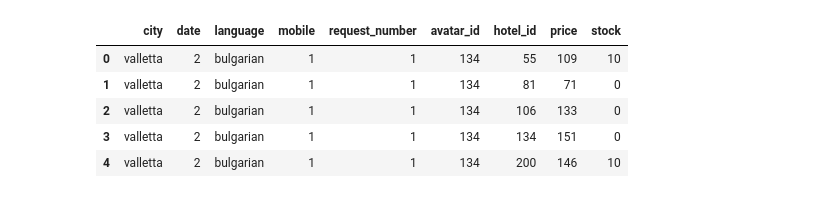
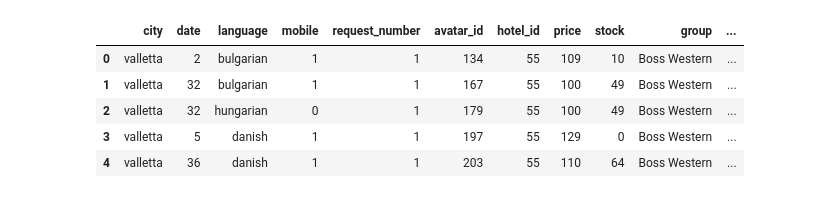
Before and after one commit to Novly57/IA_Framework_DefiIA, a Jupyter notebook: analysis/dataAnalysis.ipynb, the cells around one changed output. Drawn from its saved outputs; the diff is of its cells as text; code cells hidden in the pictures.

```diff
--- a/analysis/dataAnalysis.ipynb
+++ b/analysis/dataAnalysis.ipynb
@@ -10,16 +10,23 @@ import matplotlib.pyplot as plt
 from math import sqrt, log
 sns.set_style("darkgrid")
 # %%
-path = '../data/' #données dans le même dossier
+path = '../data/'
+hotels = pd.read_csv('../data/features_hotels.csv') # à tester, sans ces données
+
 data = pd.read_csv(path+"data.csv")
+data = data.merge(hotels, on=['hotel_id','city'])
+data_test = pd.read_csv(path+'test_set.csv') # ignore index
+data_test['request_number'] = data_test['order_requests']
+data_test = data_test.merge(hotels, on=['hotel_id','city'])
+
 data.head()
 # %% [output]
-|  | city | date | language | mobile | request_number | avatar_id | hotel_id | price | stock |
-| 0 | valletta | 2 | bulgarian | 1 | 1 | 134 | 55 | 109 | 10 |
-| 1 | valletta | 2 | bulgarian | 1 | 1 | 134 | 81 | 71 | 0 |
-| 2 | valletta | 2 | bulgarian | 1 | 1 | 134 | 106 | 133 | 0 |
-| 3 | valletta | 2 | bulgarian | 1 | 1 | 134 | 134 | 151 | 0 |
-| 4 | valletta | 2 | bulgarian | 1 | 1 | 134 | 200 | 146 | 10 |
+|  | city | date | language | mobile | request_number | avatar_id | hotel_id | price | stock | group | ... |
+| 0 | valletta | 2 | bulgarian | 1 | 1 | 134 | 55 | 109 | 10 | Boss Western | ... |
+| 1 | valletta | 32 | bulgarian | 1 | 1 | 167 | 55 | 100 | 49 | Boss Western | ... |
+| 2 | valletta | 32 | hungarian | 0 | 1 | 179 | 55 | 100 | 49 | Boss Western | ... |
+| 3 | valletta | 5 | danish | 1 | 1 | 197 | 55 | 129 | 0 | Boss Western | ... |
+| 4 | valletta | 36 | danish | 1 | 1 | 203 | 55 | 110 | 64 | Boss Western | ... |
 # %%
 data.dtypes
 # %% [output]
```
Also changed, not shown: parts of 26 cells of this notebook, 1 other file.
